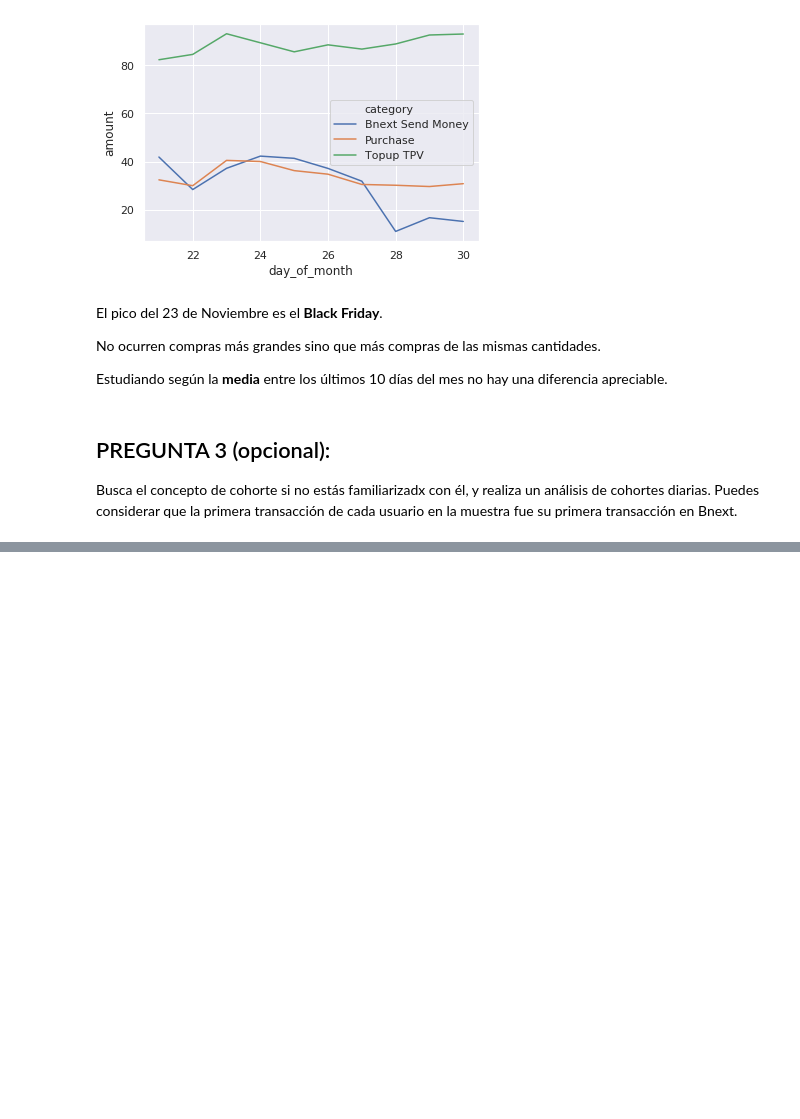
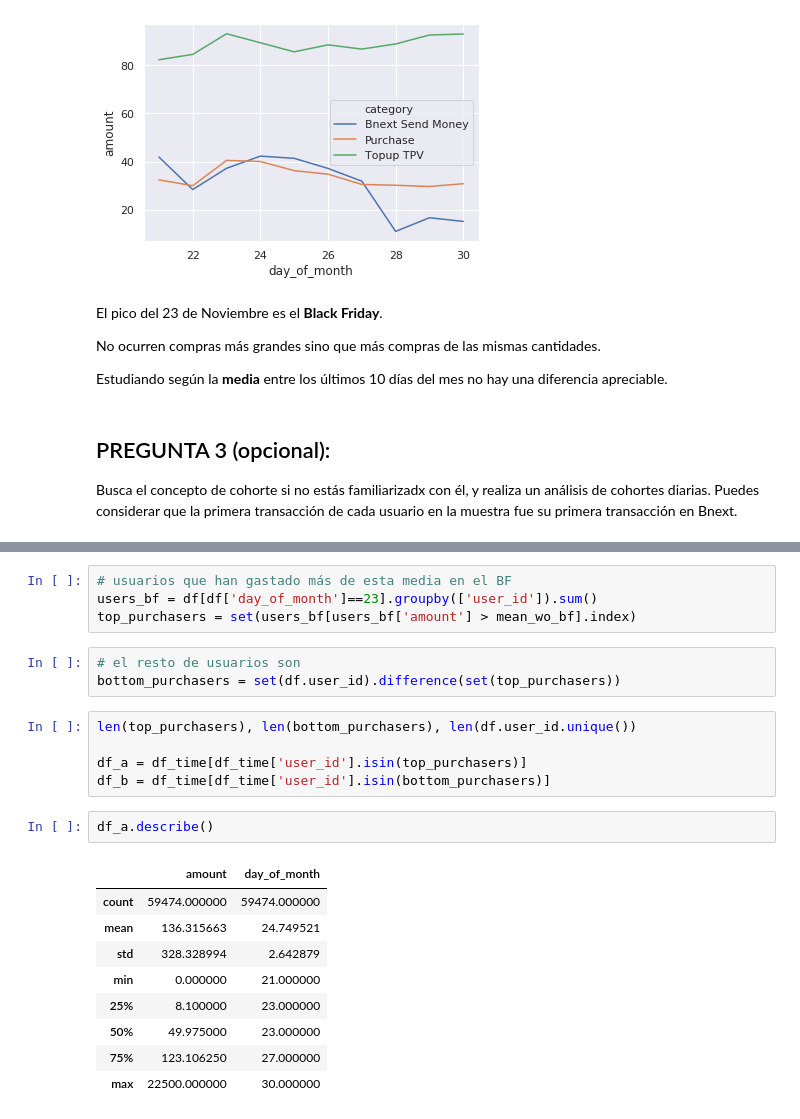
Before and after one commit to albertogcmr/fintech-technical-test, a Jupyter notebook: main.ipynb, the cells around one changed output, grey strips where cells are left out. Saved outputs shown, nothing was run; the diff lists cells and outputs as text; blank space fills up the shorter version.

```diff
--- a/main.ipynb
+++ b/main.ipynb
@@ -295,0 +276,24 @@ df[df['user_id'].isin(usuarios_bf)]
+# %%
+# usuarios que han gastado más de esta media en el BF
+users_bf = df[df['day_of_month']==23].groupby(['user_id']).sum()
+top_purchasers = set(users_bf[users_bf['amount'] > mean_wo_bf].index)
+# %%
+# el resto de usuarios son
+bottom_purchasers = set(df.user_id).difference(set(top_purchasers))
+# %%
+len(top_purchasers), len(bottom_purchasers), len(df.user_id.unique())
+
+df_a = df_time[df_time['user_id'].isin(top_purchasers)]
+df_b = df_time[df_time['user_id'].isin(bottom_purchasers)]
+# %%
+df_a.describe()
+# %% [output]
+|  | amount | day_of_month |
+| count | 59474.000000 | 59474.000000 |
+| mean | 136.315663 | 24.749521 |
+| std | 328.328994 | 2.642879 |
+| min | 0.000000 | 21.000000 |
+| 25% | 8.100000 | 23.000000 |
+| 50% | 49.975000 | 23.000000 |
+| 75% | 123.106250 | 27.000000 |
+| max | 22500.000000 | 30.000000 |
```
Also changed, not shown: parts of 11 cells of this notebook.
